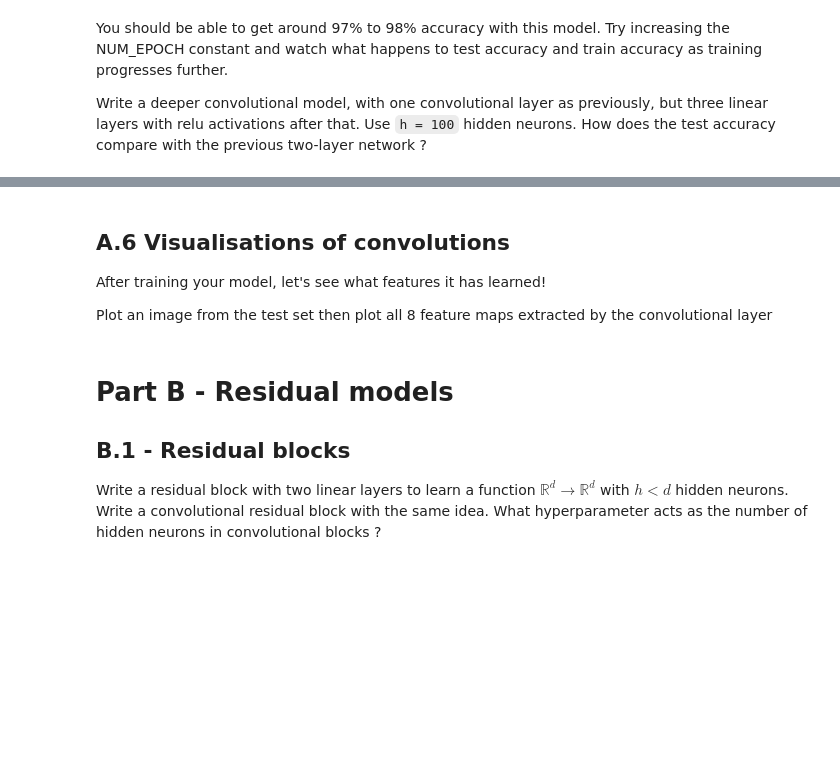
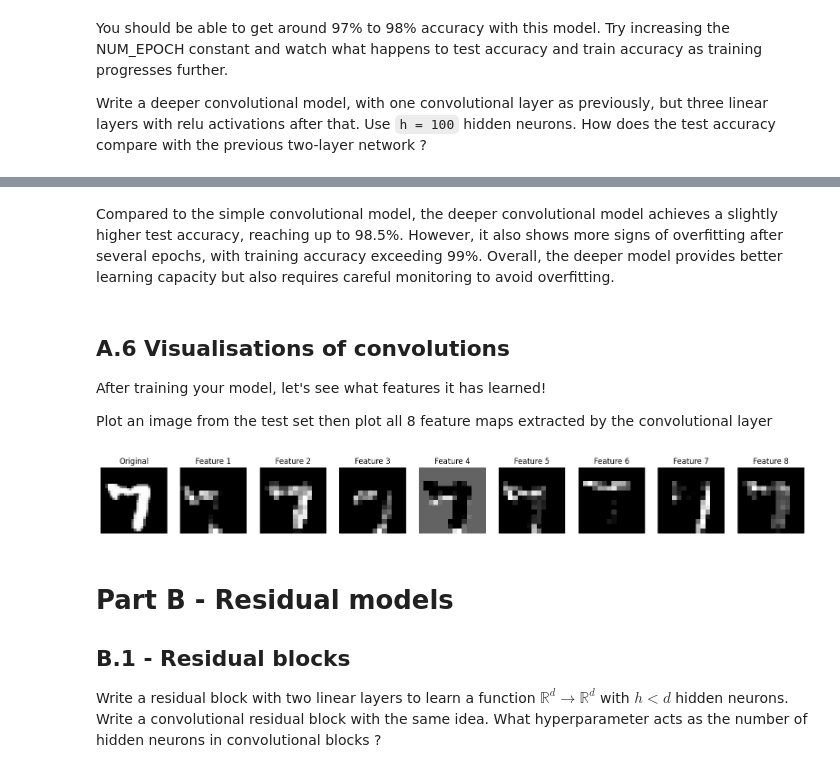
Before and after one commit to lzabar/ensae_dl_pw1, a Jupyter notebook: notebook.ipynb, the cells around one changed output, grey strips where cells are left out. Saved outputs shown, nothing was run; the diff lists cells and outputs as text; code cells hidden in the pictures; blank space fills up the shorter version.

```diff
--- a/notebook.ipynb
+++ b/notebook.ipynb
@@ -211,12 +225,3 @@ Use two layers, one convolutional with 8 filters of size 3x3, then take a relu a
 Here is a little animation to remind you of the sliding window principle of convolutions.
 
 ![conv](https://github.com//vdumoulin/conv_arithmetic/raw/master/gif/no_padding_no_strides.gif)
-# %%
-class ConvModel(torch.nn.Module):
-    def __init__(self):
-        super(ConvModel, self).__init__()
-        ### YOUR CODE HERE ###
-
-    def forward(self,x):
-        ### YOUR CODE HERE ###
-        pass
@@ -222,0 +257,10 @@ class ConvModel(torch.nn.Module):
+# %%
+NUM_EPOCH = 8
+
+model_cnn = ConvModel().to(device)
+optimizer = torch.optim.SGD(model_cnn.parameters(), lr=1e-1, momentum=0.9)
+preprocess = lambda x: x # il y a déjà un maxpool2d
+
+for epoch in range(NUM_EPOCH):
+    optimizer, train_accuracy = train(model_cnn, epoch, preprocess, optimizer)
+    test_accuracy = test(model_cnn, preprocess)
@@ -237,3 +355,5 @@ class ConvDeepModel(torch.nn.Module):
+# %% [markdown]
+Compared to the simple convolutional model, the deeper convolutional model achieves a slightly higher test accuracy, reaching up to 98.5%. However, it also shows more signs of overfitting after several epochs, with training accuracy exceeding 99%. Overall, the deeper model provides better learning capacity but also requires careful monitoring to avoid overfitting.
 # %% [markdown]
 ## A.6 Visualisations of convolutions
 
@@ -242,6 +362,29 @@ After training your model, let's see what features it has learned!
 Plot an image from the test set then plot all 8 feature maps extracted by the convolutional layer
 # %%
 ### YOUR CODE HERE ###
+test_iter = iter(test_dataloader)
+images, labels = next(test_iter)
+
+image = images[0].unsqueeze(0).to(device)
+
+cnn_layer = model_cnn.layer1
+with torch.no_grad():
+    features = cnn_layer(image)
+
+fig, axes = plt.subplots(1, 9, figsize=(20, 5))
+
+axes[0].imshow(image.cpu().squeeze(), cmap='gray')
+axes[0].set_title('Original')
+axes[0].axis('off')
+
+for i in range(8):
+    axes[i+1].imshow(features[0,i].cpu(), cmap='gray')
+    axes[i+1].set_title(f'Feature {i+1}')
+    axes[i+1].axis('off')
+
+plt.show()
+# %% [output]
+[figure, added]
 # %% [markdown]
 # Part B - Residual models
 
```
Also changed, not shown: parts of 24 cells of this notebook.
